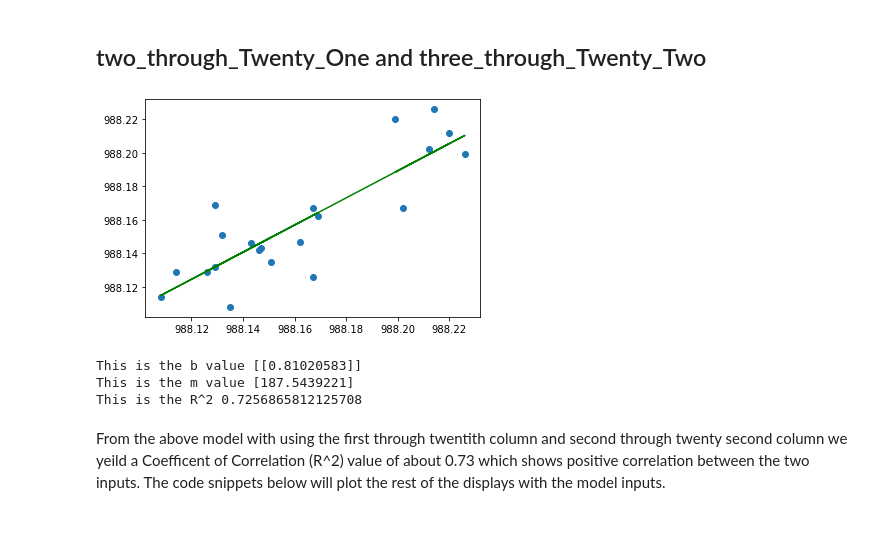
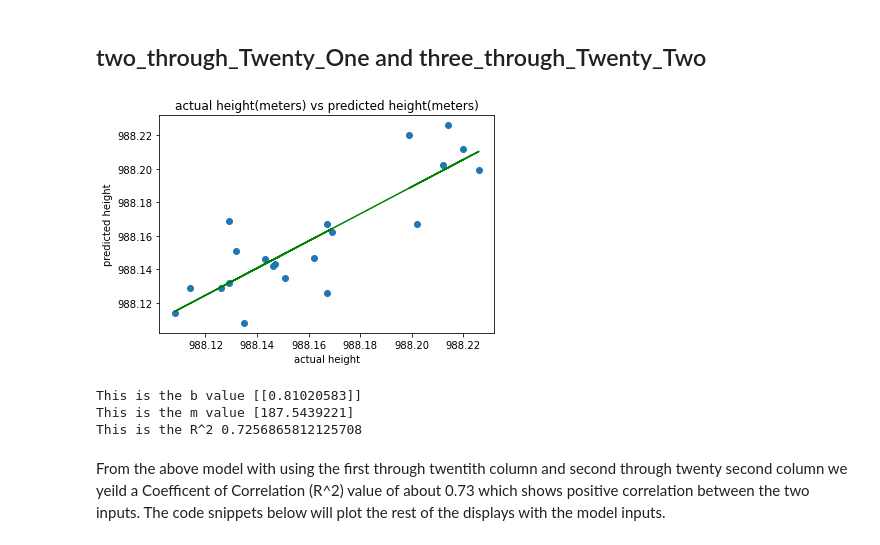
Before and after one commit to mylesm19/Volcanic_Activity_Detection, a Jupyter notebook: EC_01_Volcanic_activity_detection_and_noise_characterization_using_machine learning .ipynb, the cells around one changed output. Cells and saved outputs as stored; diff of their text form; code cells hidden in the pictures.

```diff
--- a/EC_01_Volcanic_activity_detection_and_noise_characterization_using_machine learning .ipynb
+++ b/EC_01_Volcanic_activity_detection_and_noise_characterization_using_machine learning .ipynb
@@ -161,15 +169,18 @@ From the above model with using the first through twentith column and second thr
 # %%
 lm1 = LinearRegression()
 lm1.fit(two_Through_Twenty_One ,three_Through_Twenty_Two)
 y_pred1 = lm1.predict(two_Through_Twenty_One)
 plt.scatter(two_Through_Twenty_One,three_Through_Twenty_Two)
 plt.plot(two_Through_Twenty_One,y_pred1,color="green")
+plt.xlabel("actual height")
+plt.ylabel("predicted height")
+plt.title("actual height(meters) vs predicted height(meters)")
 plt.show()
 print("This is the b value",lm1.coef_,)
 print("This is the m value",lm1.intercept_)
 print("This is the R^2",lm1.score(two_Through_Twenty_One,three_Through_Twenty_Two))
 # %% [output]
-[figure, old version]
+[figure, new version]
 This is the b value [[0.81020583]]
 This is the m value [187.5439221]
 This is the R^2 0.7256865812125708
```
Also changed, not shown: parts of 32 cells of this notebook.
